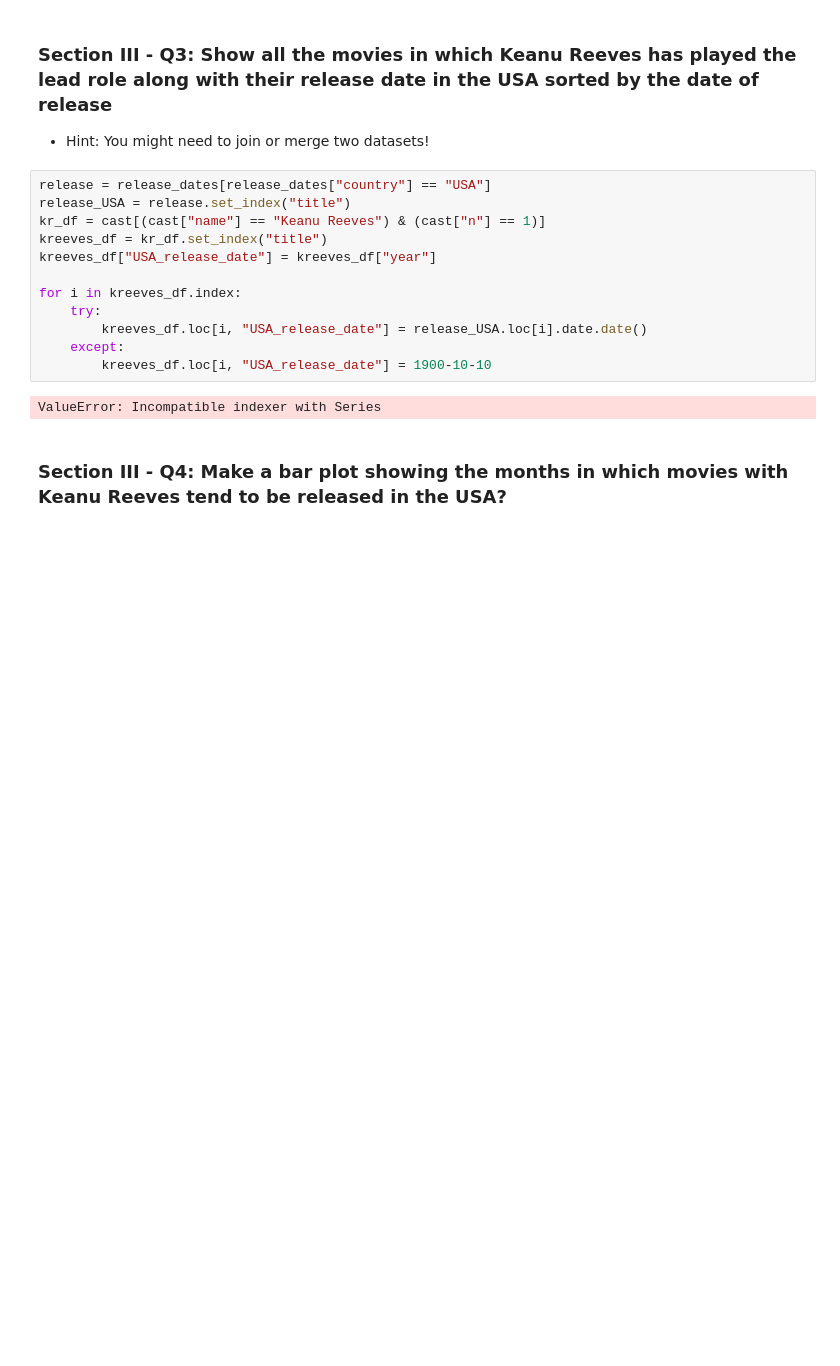
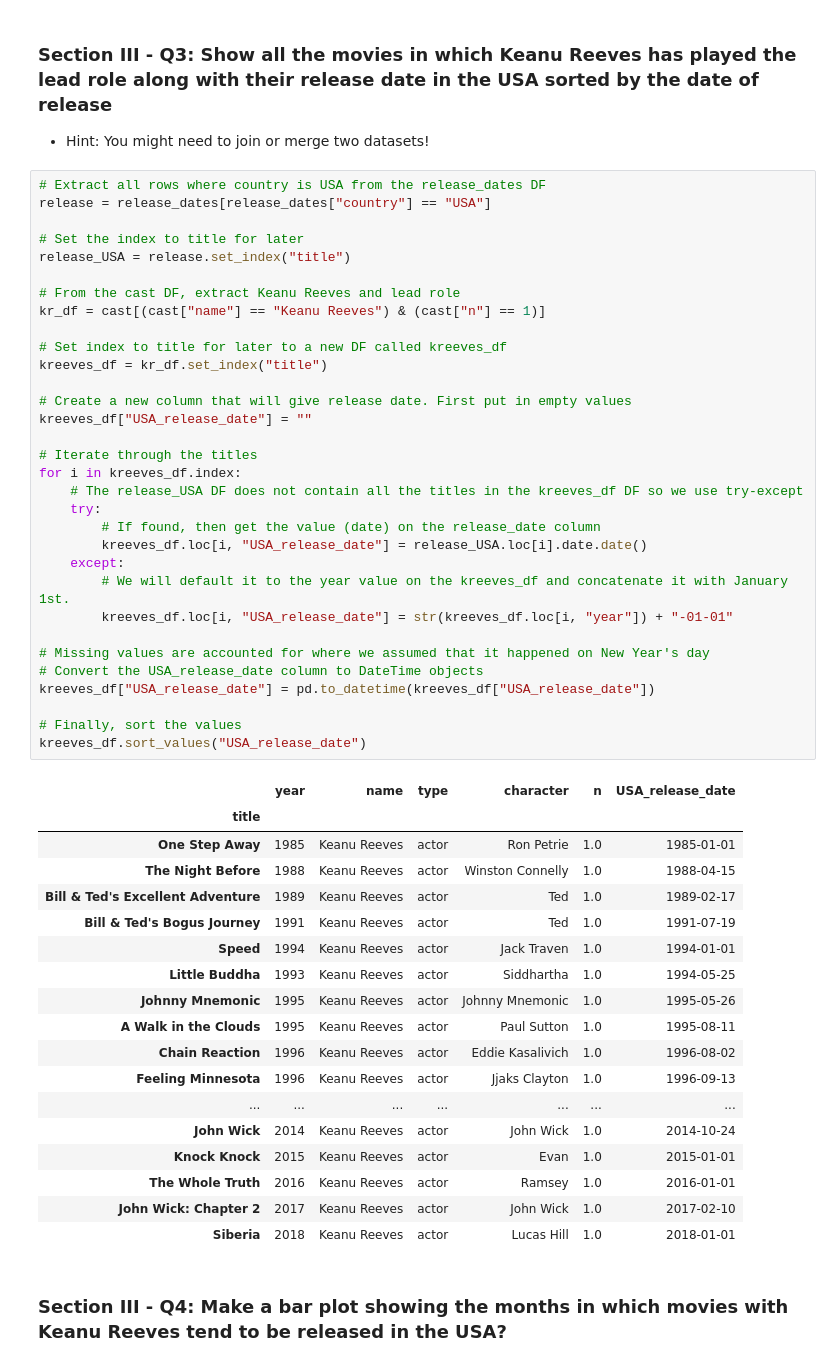
Before and after one commit to jjvega1/mec-mini-projects, a Jupyter notebook: mec-5.3.10-data-wranging-with-pandas-mini-project/Mini_Project_Data_Wrangling_Pandas.ipynb, the cells around one changed output. Drawn from its saved outputs; the diff is of its cells as text; blank space fills up the shorter version.

```diff
--- a/mec-5.3.10-data-wranging-with-pandas-mini-project/Mini_Project_Data_Wrangling_Pandas.ipynb
+++ b/mec-5.3.10-data-wranging-with-pandas-mini-project/Mini_Project_Data_Wrangling_Pandas.ipynb
@@ -653,19 +742,56 @@ action.date.dt.isocalendar().week.value_counts().sort_index().plot(kind='bar')
 # %% [markdown]
 ### Section III - Q3: Show all the movies in which Keanu Reeves has played the lead role along with their   release date in the USA sorted by the date of release
 - Hint: You might need to join or merge two datasets!
-# %%
-release = release_dates[release_dates["country"] == "USA"]
-release_USA = release.set_index("title")
-kr_df = cast[(cast["name"] == "Keanu Reeves") & (cast["n"] == 1)]
-kreeves_df = kr_df.set_index("title")
-kreeves_df["USA_release_date"] = kreeves_df["year"]
-
-for i in kreeves_df.index:
-    try:
-        kreeves_df.loc[i, "USA_release_date"] = release_USA.loc[i].date.date()
-    except:
-        kreeves_df.loc[i, "USA_release_date"] = 1900-10-10
-# %% [output]
-ValueError: Incompatible indexer with Series
+# %%
+# Extract all rows where country is USA from the release_dates DF
+release = release_dates[release_dates["country"] == "USA"]
+
+# Set the index to title for later
+release_USA = release.set_index("title")
+
+# From the cast DF, extract Keanu Reeves and lead role
+kr_df = cast[(cast["name"] == "Keanu Reeves") & (cast["n"] == 1)]
+
+# Set index to title for later to a new DF called kreeves_df
+kreeves_df = kr_df.set_index("title")
+
+# Create a new column that will give release date. First put in empty values
+kreeves_df["USA_release_date"] = ""
+
+# Iterate through the titles
+for i in kreeves_df.index:
+    # The release_USA DF does not contain all the titles in the kreeves_df DF so we use try-except
+    try:
+        # If found, then get the value (date) on the release_date column
+        kreeves_df.loc[i, "USA_release_date"] = release_USA.loc[i].date.date()
+    except:
+        # We will default it to the year value on the kreeves_df and concatenate it with January 1st.
+        kreeves_df.loc[i, "USA_release_date"] = str(kreeves_df.loc[i, "year"]) + "-01-01"
+
+# Missing values are accounted for where we assumed that it happened on New Year's day
+# Convert the USA_release_date column to DateTime objects
+kreeves_df["USA_release_date"] = pd.to_datetime(kreeves_df["USA_release_date"])
+
+# Finally, sort the values
+kreeves_df.sort_values("USA_release_date")
+# %% [output]
+|  | year | name | type | character | n | USA_release_date |
+| title |  |  |  |  |  |  |
+| One Step Away | 1985 | Keanu Reeves | actor | Ron Petrie | 1.0 | 1985-01-01 |
+| The Night Before | 1988 | Keanu Reeves | actor | Winston Connelly | 1.0 | 1988-04-15 |
+| Bill & Ted's Excellent Adventure | 1989 | Keanu Reeves | actor | Ted | 1.0 | 1989-02-17 |
+| Bill & Ted's Bogus Journey | 1991 | Keanu Reeves | actor | Ted | 1.0 | 1991-07-19 |
+| Speed | 1994 | Keanu Reeves | actor | Jack Traven | 1.0 | 1994-01-01 |
+| Little Buddha | 1993 | Keanu Reeves | actor | Siddhartha | 1.0 | 1994-05-25 |
+| Johnny Mnemonic | 1995 | Keanu Reeves | actor | Johnny Mnemonic | 1.0 | 1995-05-26 |
+| A Walk in the Clouds | 1995 | Keanu Reeves | actor | Paul Sutton | 1.0 | 1995-08-11 |
+| Chain Reaction | 1996 | Keanu Reeves | actor | Eddie Kasalivich | 1.0 | 1996-08-02 |
+| Feeling Minnesota | 1996 | Keanu Reeves | actor | Jjaks Clayton | 1.0 | 1996-09-13 |
+| ... | ... | ... | ... | ... | ... | ... |
+| John Wick | 2014 | Keanu Reeves | actor | John Wick | 1.0 | 2014-10-24 |
+| Knock Knock | 2015 | Keanu Reeves | actor | Evan | 1.0 | 2015-01-01 |
+| The Whole Truth | 2016 | Keanu Reeves | actor | Ramsey | 1.0 | 2016-01-01 |
+| John Wick: Chapter 2 | 2017 | Keanu Reeves | actor | John Wick | 1.0 | 2017-02-10 |
+| Siberia | 2018 | Keanu Reeves | actor | Lucas Hill | 1.0 | 2018-01-01 |
 # %% [markdown]
 ### Section III - Q4: Make a bar plot showing the months in which movies with Keanu Reeves tend to be released in the USA?
```
Also changed, not shown: parts of 45 cells of this notebook.
